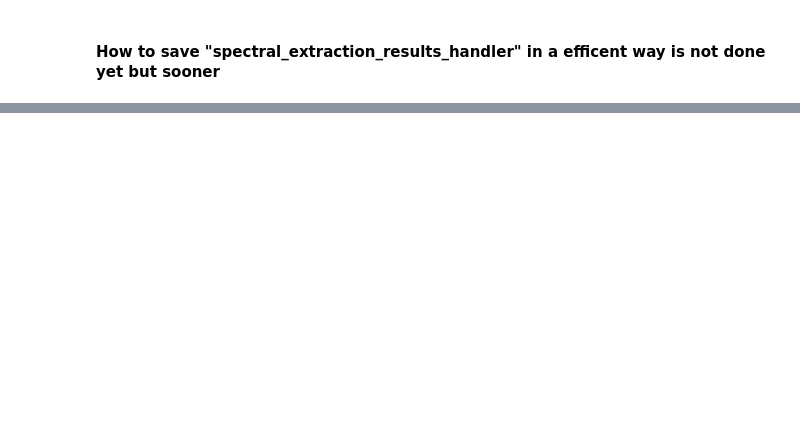
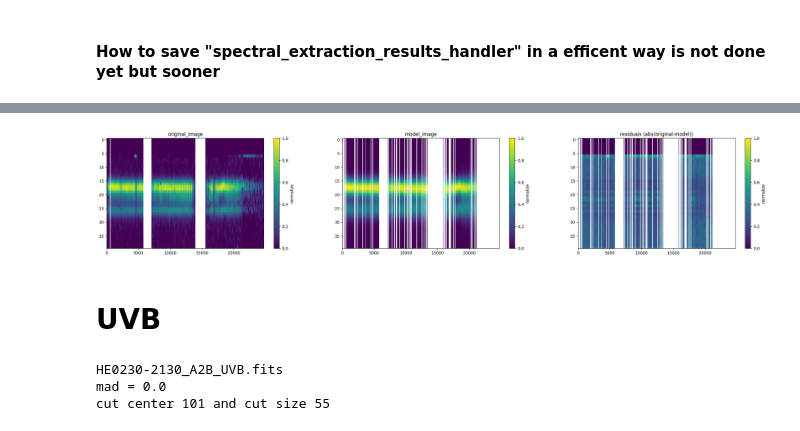
Before and after one commit to felavila/code_for_extraction_2d_spectra, a Jupyter notebook: notebooks/how_to_use_example_xshooter.ipynb, the cells around one changed output, grey strips where cells are left out. Saved outputs shown, nothing was run; the diff lists cells and outputs as text; code cells hidden in the pictures; blank space fills up the shorter version.

```diff
--- a/notebooks/how_to_use_example_xshooter.ipynb
+++ b/notebooks/how_to_use_example_xshooter.ipynb
@@ -158,0 +205,14 @@ serh_2.plot_spectra()
+# %%
+serh_1.plot_2d_image_residuals()
+# %% [output]
+[figure, added]
+# %% [markdown]
+# UVB
+# %%
+image_path ="HE0230-2130_A2B_UVB.fits"#os.path.join("0230-2130","UVB","HE0230-2130_A2B_UVB.fits")#"J1036-8544_MAPPED_SCI_MOS.fits"#"J0030-3358_MAPPED_SCI_MOS.fits"#os.path.join("0230-2130","UVB","HE0230-2130_A2B_UVB.fits")#"J0030-3358_MAPPED_SCI_MOS.fits"#"J1036-8544_MAPPED_SCI_MOS.fits"#"#os.path.join("0230-2130","UVB","HE0230-2130_A2B_UVB.fits"),"J0030-3358_MAPPED_SCI_MOS.fits" #"
+Image2d=spectra_2d(image_path,center_cut = None ,size_cut=55,verbose=True)
+#
+# %% [output]
+HE0230-2130_A2B_UVB.fits
+mad = 0.0
+cut center 101 and cut size 55
```
Also changed, not shown: parts of 20 cells of this notebook, 1 other file.
